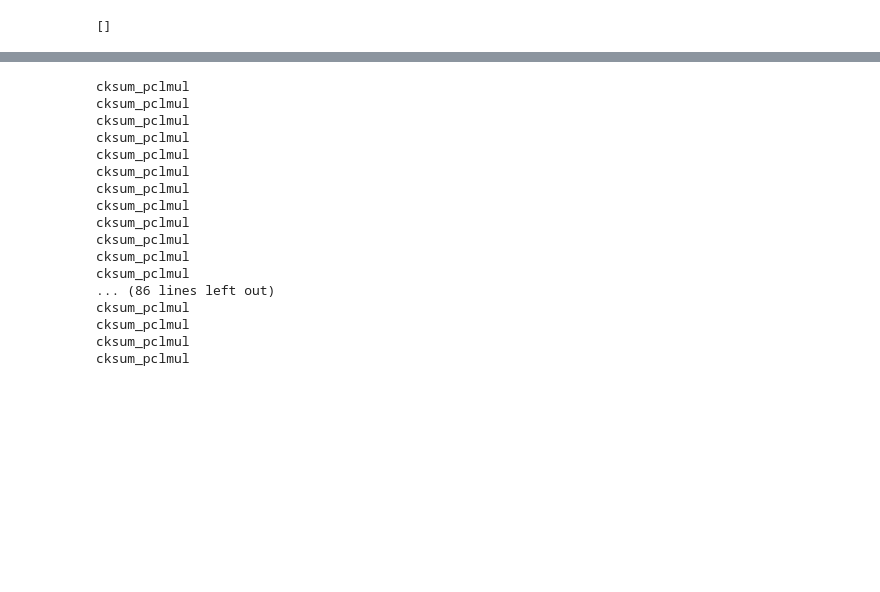
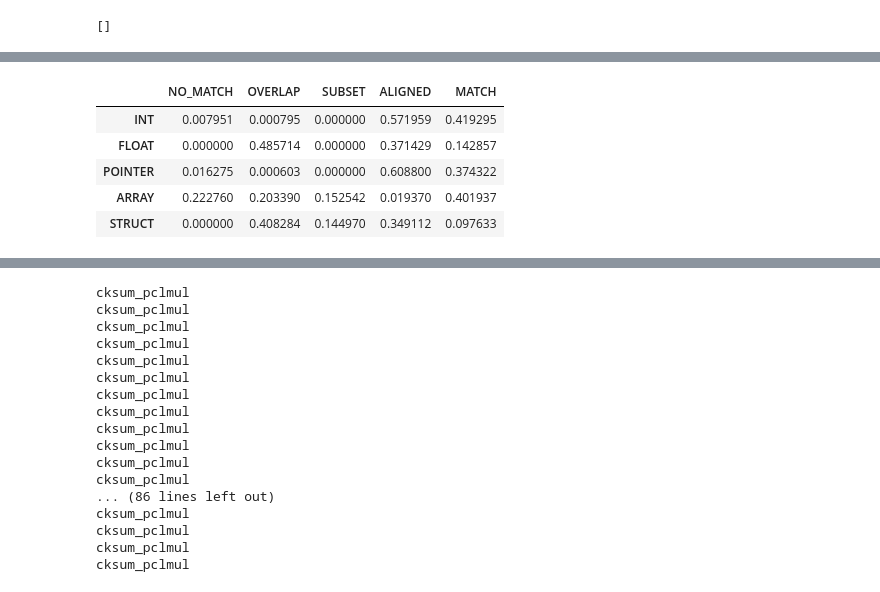
Before and after one commit to jace-kline/thesis, a Jupyter notebook: notebooks/coreutils_metrics.ipynb, the cells around one changed output, grey strips where cells are left out. Saved outputs shown, nothing was run; the diff lists cells and outputs as text; code cells hidden in the pictures; blank space fills up the shorter version.

```diff
--- a/notebooks/coreutils_metrics.ipynb
+++ b/notebooks/coreutils_metrics.ipynb
@@ -382,3 +310,13 @@ metatype_match_levels_ratios_decomposed_O0_strip
+# %%
+df = load_table("metatype_match_levels_ratios", strip_opts)
+df
+# %% [output]
+|  | NO_MATCH | OVERLAP | SUBSET | ALIGNED | MATCH |
+| INT | 0.007951 | 0.000795 | 0.000000 | 0.571959 | 0.419295 |
+| FLOAT | 0.000000 | 0.485714 | 0.000000 | 0.371429 | 0.142857 |
+| POINTER | 0.016275 | 0.000603 | 0.000000 | 0.608800 | 0.374322 |
+| ARRAY | 0.222760 | 0.203390 | 0.152542 | 0.019370 | 0.401937 |
+| STRUCT | 0.000000 | 0.408284 | 0.144970 | 0.349112 | 0.097633 |
 # %%
 analyzed_opts_sets = (strip_opts, debug_opts)
 
```
Also changed, not shown: parts of 6 cells of this notebook, 40 other files.
